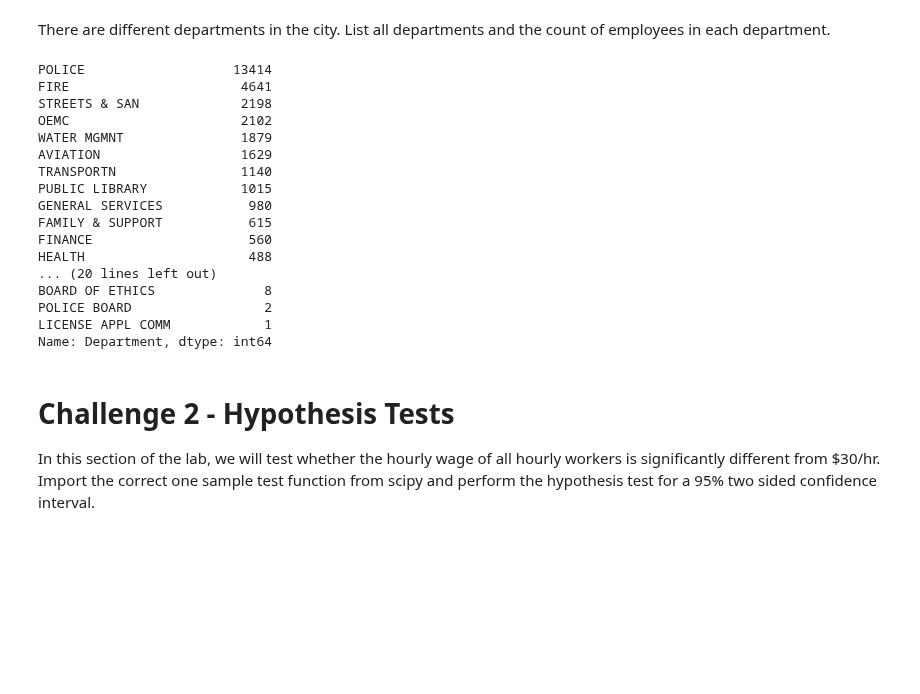
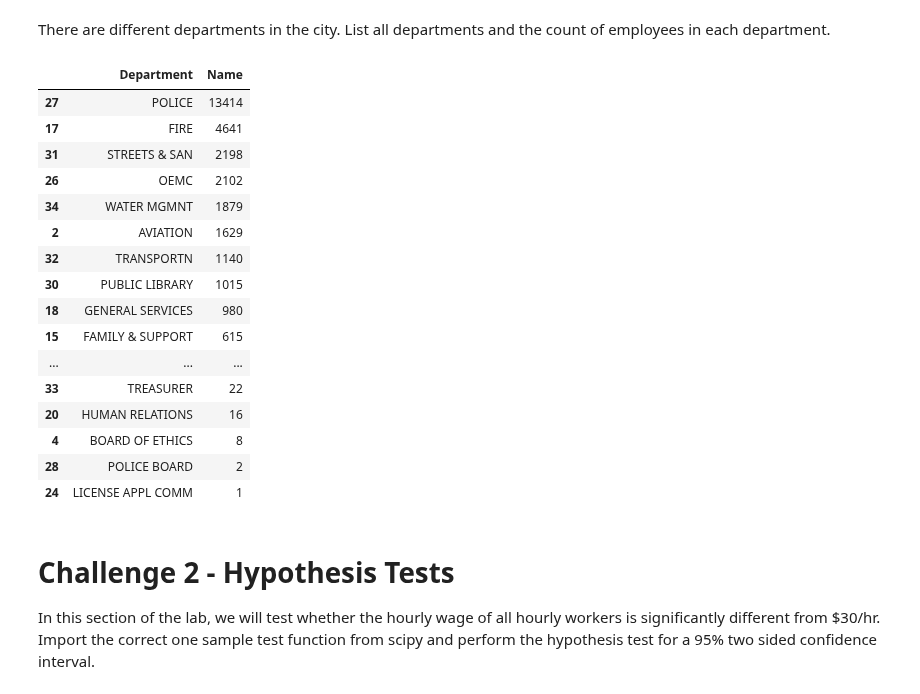
Before and after one commit to ta-data-lis/lab-hypothesis-testing-1, a Jupyter notebook: your-code/main.ipynb, the cells around one changed output. Cells and saved outputs as stored; diff of their text form; code cells hidden in the pictures; blank space fills up the shorter version.

```diff
--- a/your-code/main.ipynb
+++ b/your-code/main.ipynb
@@ -55,25 +60,25 @@ What this information indicates is that the table contains information about two
 There are different departments in the city. List all departments and the count of employees in each department.
 # %%
 # Your code here:
-employee['Department'].value_counts()
+employee.groupby("Department").agg({"Name":"count"}).reset_index().sort_values(by='Name', ascending= False)
 # %% [output]
-POLICE                   13414
-FIRE                      4641
-STREETS & SAN             2198
-OEMC                      2102
-WATER MGMNT               1879
-AVIATION                  1629
-TRANSPORTN                1140
-PUBLIC LIBRARY            1015
-GENERAL SERVICES           980
-FAMILY & SUPPORT           615
-FINANCE                    560
-HEALTH                     488
-... (20 lines left out)
-BOARD OF ETHICS              8
-POLICE BOARD                 2
-LICENSE APPL COMM            1
-Name: Department, dtype: int64
+|  | Department | Name |
+| 27 | POLICE | 13414 |
+| 17 | FIRE | 4641 |
+| 31 | STREETS & SAN | 2198 |
+| 26 | OEMC | 2102 |
+| 34 | WATER MGMNT | 1879 |
+| 2 | AVIATION | 1629 |
+| 32 | TRANSPORTN | 1140 |
+| 30 | PUBLIC LIBRARY | 1015 |
+| 18 | GENERAL SERVICES | 980 |
+| 15 | FAMILY & SUPPORT | 615 |
+| ... | ... | ... |
+| 33 | TREASURER | 22 |
+| 20 | HUMAN RELATIONS | 16 |
+| 4 | BOARD OF ETHICS | 8 |
+| 28 | POLICE BOARD | 2 |
+| 24 | LICENSE APPL COMM | 1 |
 # %% [markdown]
 # Challenge 2 - Hypothesis Tests
 
```
Also changed, not shown: parts of 12 cells of this notebook.
